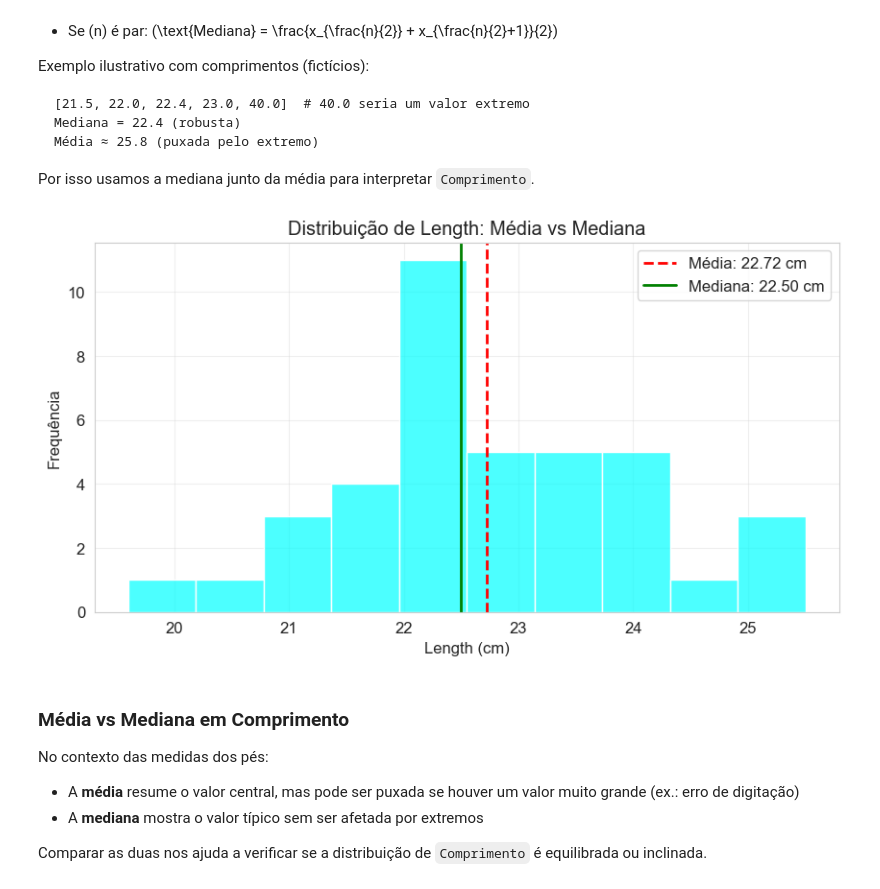
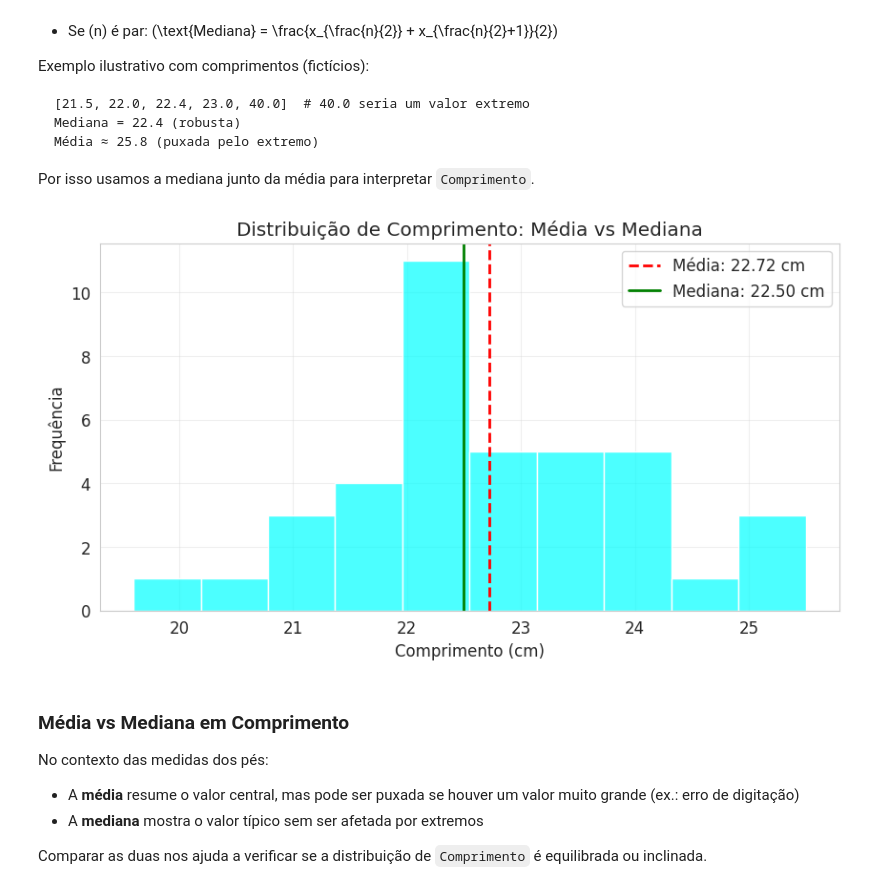
Before and after one commit to lucasmatnibezerra/Letramento-Digital-Analise-De-Dados, a Jupyter notebook: Análise_de_dados.ipynb, the cells around one changed output. Saved outputs shown, nothing was run; the diff lists cells and outputs as text; code cells hidden in the pictures.

```diff
--- a/Análise_de_dados.ipynb
+++ b/Análise_de_dados.ipynb
@@ -96,12 +96,12 @@ Configurações de visualização definidas!
 Agora vamos carregar os datasets que usaremos durante nossa análise.
 # %%
 # Carregando o dataset kidsfeet (sem pré-processamento) com nomes em português
-# Fonte local: kidsfeet.dat.txt
 colunas_kids = ["MesNascimento", "AnoNascimento", "Comprimento", "Largura", "Sexo", "Pe", "DominanciaMao"]
-casas = pd.read_csv('kidsfeet.dat.txt', sep=r'\s+', header=None, names=colunas_kids)
+url_kids = 'https://raw.githubusercontent.com/lucasmatnibezerra/Letramento-Digital-Analise-De-Dados/main/kidsfeet.dat.txt'
+kids = pd.read_csv(url_kids, sep=r'\s+', header=None, names=colunas_kids)
 print('Dataset kidsfeet carregado!')
-print(f'Total de registros: {len(casas)}')
-print(f'Colunas disponíveis: {list(casas.columns)}')
+print(f'Total de registros: {len(kids)}')
+print(f'Colunas disponíveis: {list(kids.columns)}')
 # %% [output]
 Dataset kidsfeet carregado!
 Total de registros: 39
@@ -550,21 +550,21 @@ Média ≈ 25.8 (puxada pelo extremo)
 Por isso usamos a mediana junto da média para interpretar `Comprimento`.
 # %%
 # Visualização: Média vs Mediana de Comprimento (gráfico)
-media = casas['Comprimento'].mean()
-mediana = casas['Comprimento'].median()
+media = kids['Comprimento'].mean()
+mediana = kids['Comprimento'].median()
 
 plt.figure(figsize=(10, 5))
-sns.histplot(data=casas, x='Comprimento', bins=10, alpha=0.7, color='cyan')
+sns.histplot(data=kids, x='Comprimento', bins=10, alpha=0.7, color='cyan')
 plt.axvline(media, color='red', linestyle='--', linewidth=2, label=f'Média: {media:.2f} cm')
 plt.axvline(mediana, color='green', linestyle='-', linewidth=2, label=f'Mediana: {mediana:.2f} cm')
 plt.title('Distribuição de Comprimento: Média vs Mediana')
 plt.xlabel('Comprimento (cm)')
 plt.ylabel('Frequência')
 plt.legend()
 plt.grid(True, alpha=0.3)
 plt.show()
 # %% [output]
-[figure, old version]
+[figure, new version]
 # %% [markdown]
 ### Média vs Mediana em Comprimento
 
```
Also changed, not shown: parts of 21 cells of this notebook.
